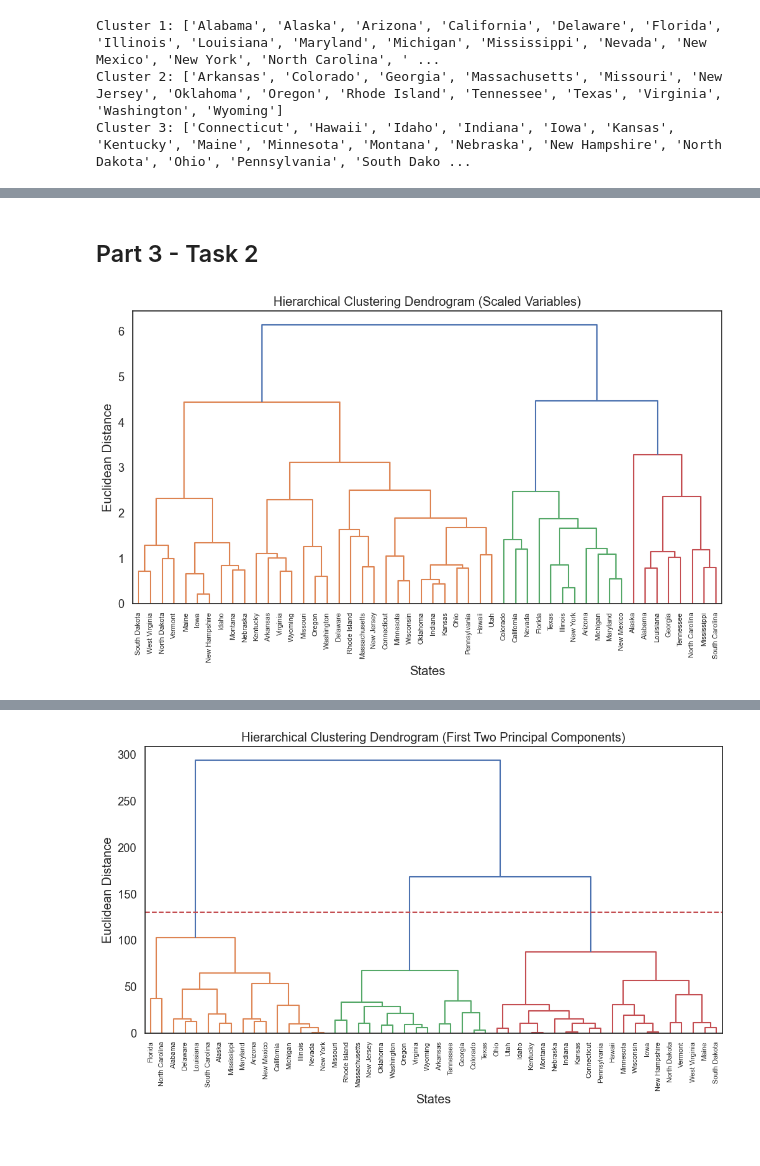
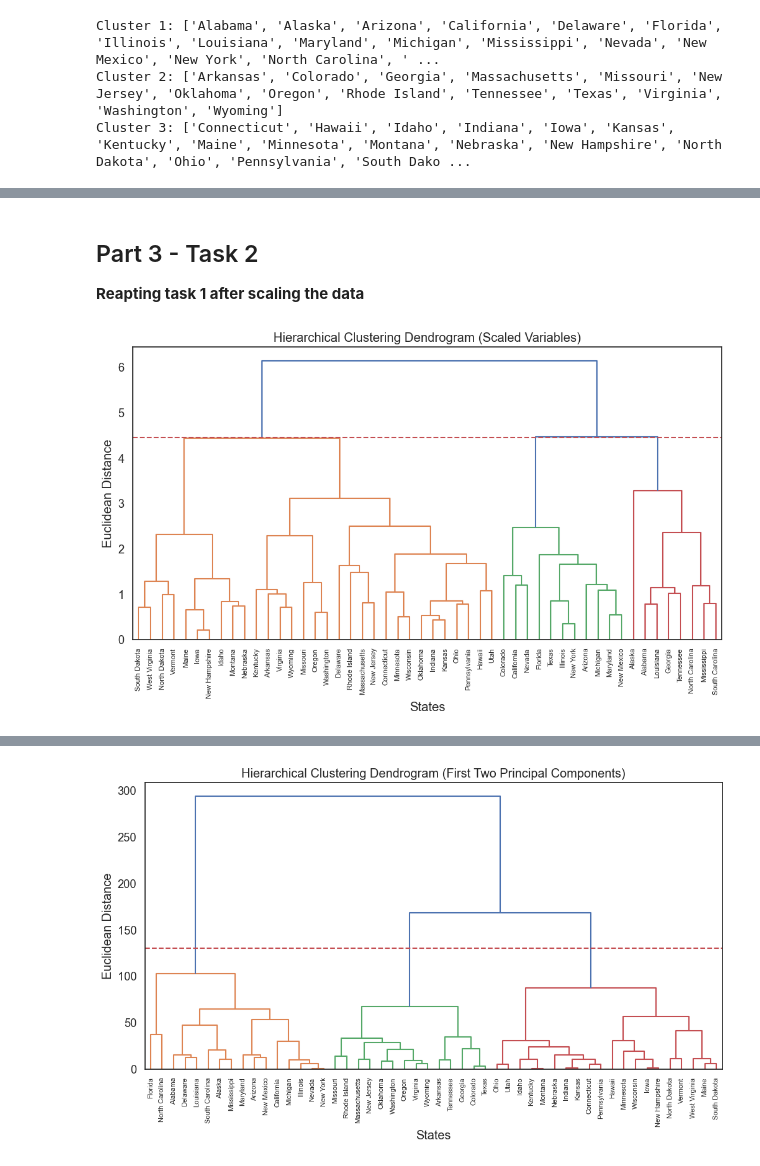
Before and after one commit to kaylee01/Assignment3-ML, a Jupyter notebook: assignment3.ipynb, the cells around one changed output, grey strips where cells are left out. Cells and saved outputs as stored; diff of their text form; code cells hidden in the pictures.

```diff
--- a/assignment3.ipynb
+++ b/assignment3.ipynb
@@ -1365,19 +1409,21 @@ plt.show()
 # %% [markdown]
 ## Part 3 - Task 2
+
+**Reapting task 1 after scaling the data**
 # %%
 # Scale the variables to have zero mean and unit standard deviation
 scaler = StandardScaler()
 X_US_scaled = scaler.fit_transform(X_US)
 
 # Calculate the linkage matrix using complete linkage and Euclidean distance
 Z = linkage(X_US_scaled, method='complete', metric='euclidean')
 
 plt.figure(figsize=(12, 6))
 dendrogram(Z, labels=data_US.iloc[:, 0].values, leaf_rotation=90, color_threshold=4.45)
 plt.xlabel('States')
 plt.ylabel('Euclidean Distance')
 plt.title('Hierarchical Clustering Dendrogram (Scaled Variables)')
-plt.axhline(y=130, color='r', linestyle='--')  # Add the horizontal line at height 130
+plt.axhline(y=4.45, color='r', linestyle='--')  # Add the horizontal line at height 130
 plt.show()
 # %% [output]
-[figure, old version]
+[figure, new version]
```
Also changed, not shown: parts of 20 cells of this notebook.
